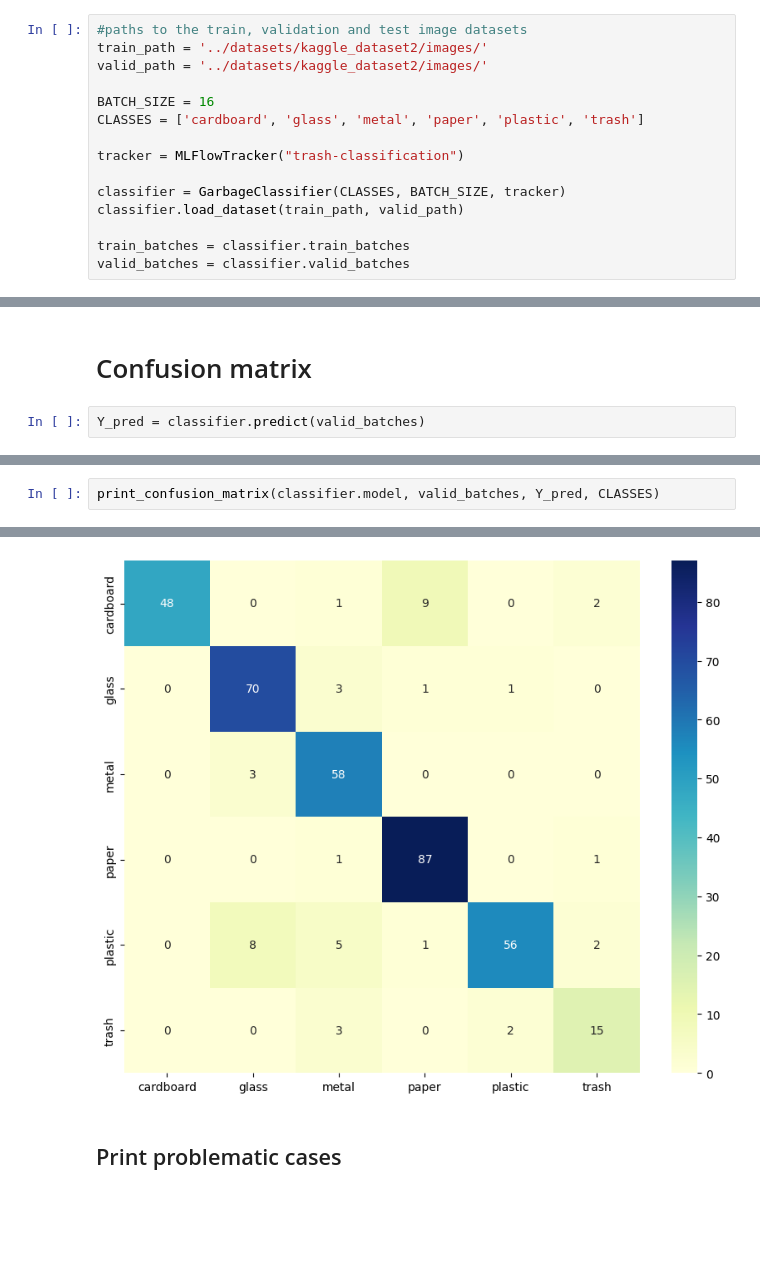
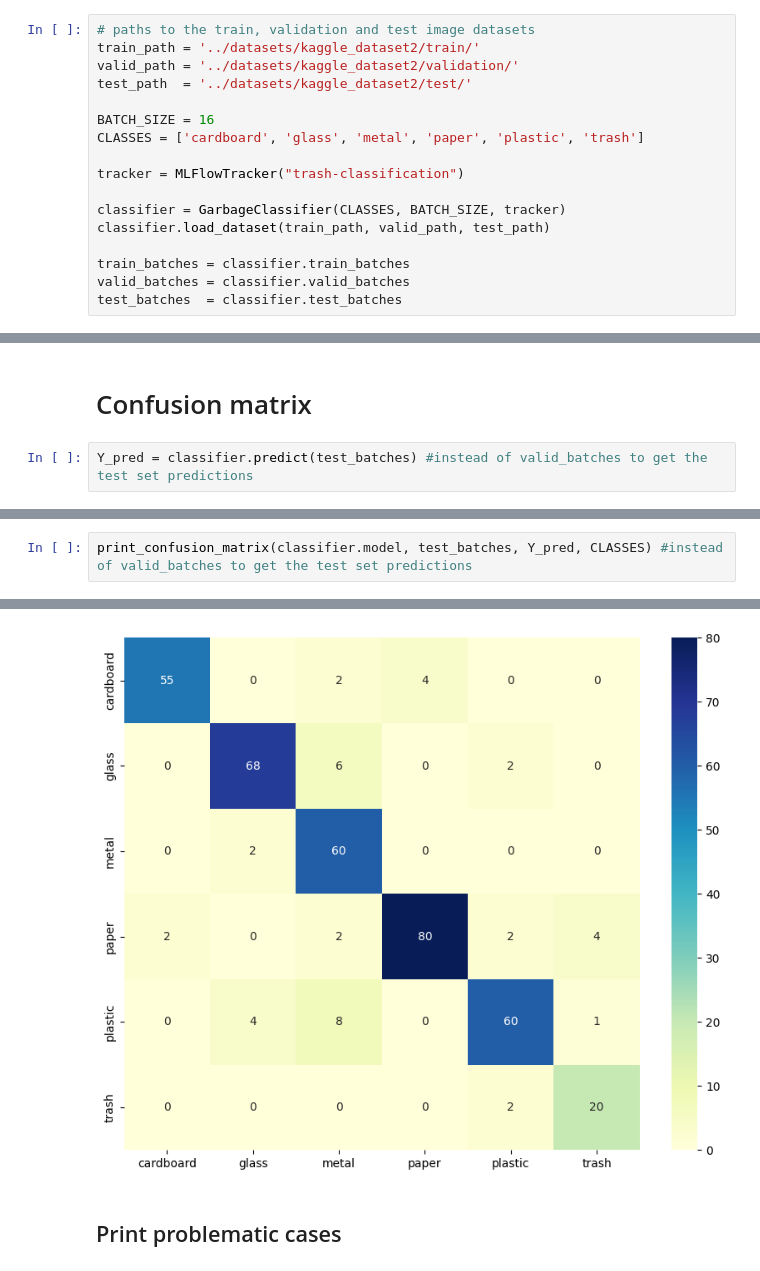
Before and after one commit to marcosdh1987/mle-challenge, a Jupyter notebook: src/notebook.ipynb, the cells around one changed output, grey strips where cells are left out. Saved outputs shown, nothing was run; the diff lists cells and outputs as text; blank space fills up the shorter version.

```diff
--- a/src/notebook.ipynb
+++ b/src/notebook.ipynb
@@ -28,9 +25,10 @@ from utils import show_worst_preds, crop_resize_image
 # %% [markdown]
 # 2. Load and Split images along with applying Data Preprocessing and Data Augmentation
 # %%
-#paths to the train, validation and test image datasets
-train_path = '../datasets/kaggle_dataset2/images/'
-valid_path = '../datasets/kaggle_dataset2/images/'
+# paths to the train, validation and test image datasets
+train_path = '../datasets/kaggle_dataset2/train/'
+valid_path = '../datasets/kaggle_dataset2/validation/'
+test_path  = '../datasets/kaggle_dataset2/test/'
 
 BATCH_SIZE = 16
 CLASSES = ['cardboard', 'glass', 'metal', 'paper', 'plastic', 'trash']
@@ -38,8 +36,9 @@ CLASSES = ['cardboard', 'glass', 'metal', 'paper', 'plastic', 'trash']
 tracker = MLFlowTracker("trash-classification")
 
 classifier = GarbageClassifier(CLASSES, BATCH_SIZE, tracker)
-classifier.load_dataset(train_path, valid_path)
+classifier.load_dataset(train_path, valid_path, test_path)
 
 train_batches = classifier.train_batches
 valid_batches = classifier.valid_batches
+test_batches  = classifier.test_batches
 # %% [output]
@@ -164,5 +160,5 @@ classifier.tracker.finish_run()
 # %% [markdown]
 # Confusion matrix
 # %%
-Y_pred = classifier.predict(valid_batches)
+Y_pred = classifier.predict(test_batches) #instead of valid_batches to get the test set predictions
 # %% [output]
@@ -170,5 +166,5 @@ Y_pred = classifier.predict(valid_batches)
 # %%
-print_confusion_matrix(classifier.model, valid_batches, Y_pred, CLASSES)
+print_confusion_matrix(classifier.model, test_batches, Y_pred, CLASSES) #instead of valid_batches to get the test set predictions
 # %% [output]
 Classification Report
               precision    recall  f1-score   support
@@ -186,3 +182,3 @@ weighted avg       0.89      0.89      0.88       377
-[figure, old version]
+[figure, new version]
 # %% [markdown]
 ## Print problematic cases
```
Also changed, not shown: parts of 12 cells of this notebook, 7 other files.
